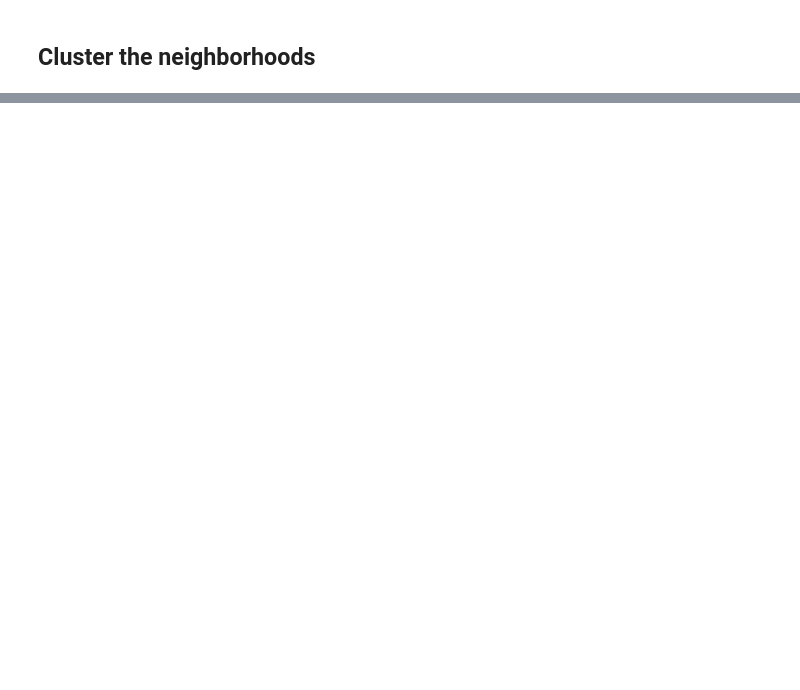
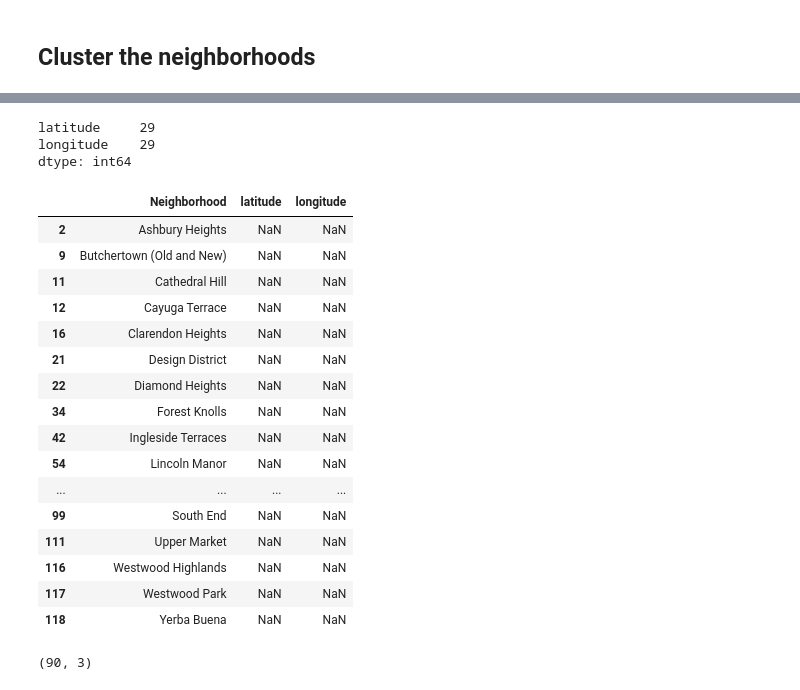
Before and after one commit to yjthoo/Coursera_Capstone, a Jupyter notebook: TravelRecommendation_notebook.ipynb, the cells around one changed output, grey strips where cells are left out. Saved outputs shown, nothing was run; the diff lists cells and outputs as text; code cells hidden in the pictures; blank space fills up the shorter version.

```diff
--- a/TravelRecommendation_notebook.ipynb
+++ b/TravelRecommendation_notebook.ipynb
@@ -436,0 +448,32 @@ map_clusters
+# %%
+def getTableOfContentsFromURL(url = "https://en.wikipedia.org/wiki/List_of_neighborhoods_in_San_Francisco"):
+
+    # Ignore SSL certificate errors
+    ctx = ssl.create_default_context()
+    ctx.check_hostname = False
+    ctx.verify_mode = ssl.CERT_NONE
+
+    # Ask for url, open it and parse html
+    html = urllib.request.urlopen(url, context=ctx).read()
+    soup = BeautifulSoup(html, 'html.parser')
+
+    # extract table of contents to dataframe
+    data = []
+    table_of_contents = soup.find_all("span", {"class": "toctext"})
+
+    # remove contents such as additional links, references, etc
+    if "List_of_neighborhoods_in_San_Francisco" in testURL:
+        table_of_contents = table_of_contents[:-4]
+
+    for content in table_of_contents:
+        row = content.text.strip()
+
+        if row:
+            data.append(row)
+
+    df = pd.DataFrame(data, columns=["Neighborhood"])
+
+    return df
+# %%
+sf_df = getTableOfContentsFromURL(url = "https://en.wikipedia.org/wiki/List_of_neighborhoods_in_San_Francisco")
+sf_df.head()
@@ -436,0 +513,30 @@ map_clusters
+# %%
+print(sf_df[["latitude", "longitude"]].isna().sum())
+print(sf_df.shape)
+sf_df[sf_df[["latitude", "longitude"]].isna().any(axis=1)]
+# %% [output]
+latitude     29
+longitude    29
+dtype: int64
+|  | Neighborhood | latitude | longitude |
+| 2 | Ashbury Heights | NaN | NaN |
+| 9 | Butchertown (Old and New) | NaN | NaN |
+| 11 | Cathedral Hill | NaN | NaN |
+| 12 | Cayuga Terrace | NaN | NaN |
+| 16 | Clarendon Heights | NaN | NaN |
+| 21 | Design District | NaN | NaN |
+| 22 | Diamond Heights | NaN | NaN |
+| 34 | Forest Knolls | NaN | NaN |
+| 42 | Ingleside Terraces | NaN | NaN |
+| 54 | Lincoln Manor | NaN | NaN |
+| ... | ... | ... | ... |
+| 99 | South End | NaN | NaN |
+| 111 | Upper Market | NaN | NaN |
+| 116 | Westwood Highlands | NaN | NaN |
+| 117 | Westwood Park | NaN | NaN |
+| 118 | Yerba Buena | NaN | NaN |
+# %%
+sf_df.dropna(axis=0, inplace = True)
+print(sf_df.shape)
+# %% [output]
+(90, 3)
```
Also changed, not shown: parts of 18 cells of this notebook.
